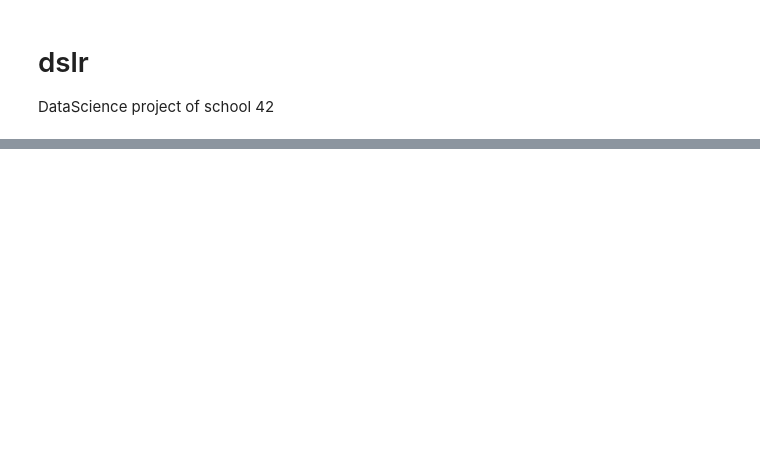
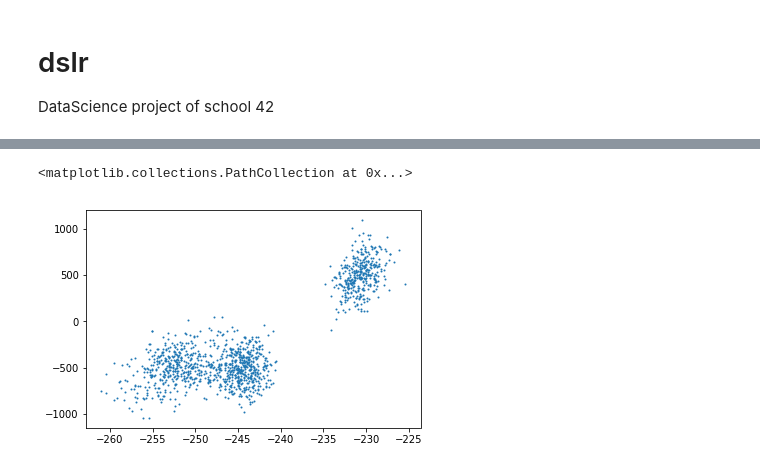
Before and after one commit to cacharle/dslr, a Jupyter notebook: dslr_notebook.ipynb, the cells around one changed output, grey strips where cells are left out. Drawn from its saved outputs; the diff is of its cells as text; code cells hidden in the pictures; blank space fills up the shorter version.

```diff
--- a/dslr_notebook.ipynb
+++ b/dslr_notebook.ipynb
@@ -30,0 +91,5 @@ df.describe()
+# %%
+plt.scatter( df['Charms'],df['Muggle Studies'], s=1)
+# %% [output]
+<matplotlib.collections.PathCollection at 0x...>
+[figure, added]
```
Also changed, not shown: parts of 9 cells of this notebook, 4 other files.
